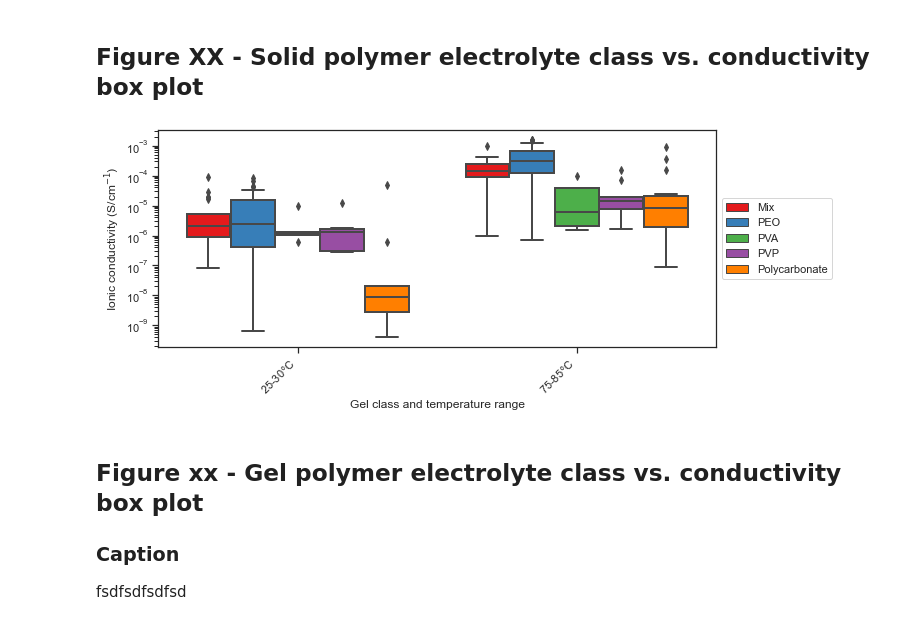
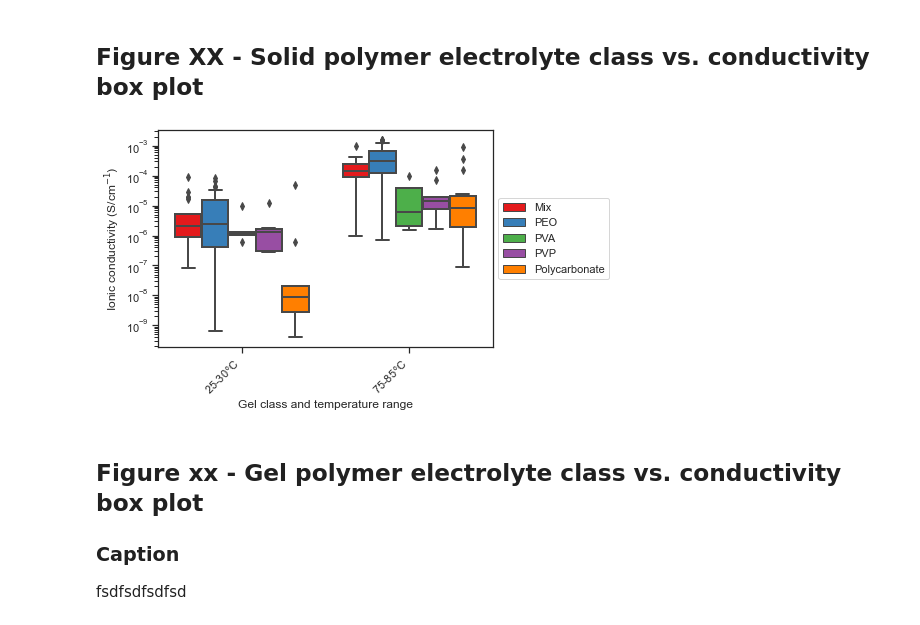
Before and after one commit to jknottUOW/polymer-review-paper, a Jupyter notebook: FIGURES.ipynb, the cells around one changed output. Cells and saved outputs as stored; diff of their text form; code cells hidden in the pictures.

Commit message:
'Final manuscript draft' version of all figures

```diff
--- a/FIGURES.ipynb
+++ b/FIGURES.ipynb
@@ -25,7 +25,7 @@ sns.set_style("white")
 sns.set_style('ticks')
 sns.set_context("notebook", rc={'axes.grid': True})
 sns.set_palette('Set1')
-plt.figure(figsize=(10, 4))
+
 
 # All classes that do not have more than two independent references are excluded
 df_SPE_box = df_SPE[
@@ -50,34 +50,35 @@ df_SPE_box.rename(columns={'conductivity_(20-30)degC': '25-30$\degree$C', 'condu
 df_SPE_box_melt = pd.melt(df_SPE_box, id_vars=['class'], value_vars = ['25-30$\degree$C', '75-85$\degree$C'])
 
 SPE_box = sns.boxplot(
                 x='variable',
                 y='value',
                 hue='class',
                 data=df_SPE_box_melt,
                 dodge=True,
                 linewidth=2,
                 saturation=1.5,
                 ).set(
     xlabel='Gel class and temperature range',
     ylabel='Ionic conductivity (S/cm$^{-1}$)',
     yscale='log',
     )
 
 plt.xticks(
     rotation=45,
     horizontalalignment='right',
     )
 
 plt.legend(loc='center left', bbox_to_anchor=(1, 0.5), ncol=1)
 
 plt.savefig('.\FIGURES\SPE_class-vs-cond_box.svg',
            transparent=False)
 
 plt.savefig('.\FIGURES\SPE_class-vs-cond_box.png',
            transparent=False,
+           bbox_inches='tight',
            dpi=300)
 # %% [output]
-[figure, old version]
+[figure, new version]
 # %% [markdown]
 ## Figure xx - Gel polymer electrolyte class vs. conductivity box plot
 
```
Also changed, not shown: parts of 6 cells of this notebook, 14 other files.
